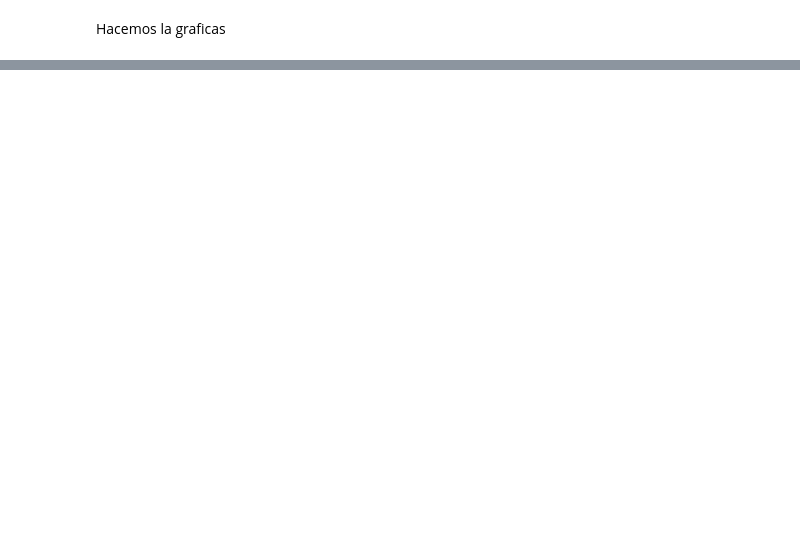
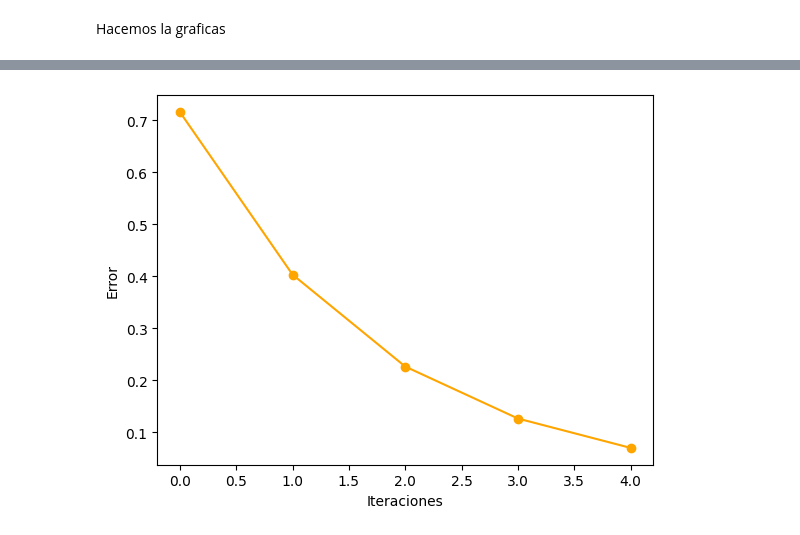
Before and after one commit to Jafet5757/AprendizajeMaquina, a Jupyter notebook: BGD/BGD_mono.ipynb, the cells around one changed output, grey strips where cells are left out. Drawn from its saved outputs; the diff is of its cells as text; code cells hidden in the pictures; blank space fills up the shorter version.

```diff
--- a/BGD/BGD_mono.ipynb
+++ b/BGD/BGD_mono.ipynb
@@ -33,29 +33,36 @@ test:    Terreno (m2)  Precio (MDP)
 # %% [markdown]
 Creamos el algoritmo de BGD
 # %%
-w = np.zeros(len(train))
-alpha = 0.00001
-y = lambda x: w[:len(x)] * x # función de regresión lineal
-y_pred = []
-error = []
+w = 0
+alpha = 0.0000001
+y = lambda x: w * x # función de regresión lineal
+y_pred = [] # predicciones
+ws = [] # pesos
+error = [] # error de estimación
+x_real = train['Terreno (m2)']
+y_real = train['Precio (MDP)']
+x_real_test = test['Terreno (m2)']
+y_real_test = test['Precio (MDP)']
+
 
 # ejecutamos las iteraciones de BGD
 for i in range(5):
     # calculamos el peso
-    w = w - alpha * 2 * np.sum((w * train['Terreno (m2)'].values - train['Precio (MDP)'].values) * train['Terreno (m2)'].values)
-    print(f'iteracion_ {i} w:', w[0])
+    w = w - 2*alpha * np.dot((w * x_real - y_real), x_real)
     # calculamos una predicción
-    y_pred.append(y(test['Terreno (m2)'].values))
+    y_pred.append(y(x_real_test))
     # calculamos el error de estimación
-    error.append(np.sum(abs(y(test['Terreno (m2)'].values) - test['Precio (MDP)'].values)))
+    error.append(np.mean(abs(y(x_real_test) - y_real_test)))
+    # guardamos el peso
+    ws.append(w)
 
-# imprimimos y_pred
-print('\n'*2)
+# impiirmos los pesos
+print('ws:', *ws, end='\n\n', sep='\n')
+
+# imprimimos las predicciones
 for i in range(len(y_pred)):
-    print(f'iteracion {i} y_pred:', y_pred[i])
+    print('y_pred:', *y_pred[i], end='\n')
 
 # imprimimos el error
-print('\n'*2)
-for i in range(len(error)):
-    print(f'iteracion {i} error:', error[i])
+print('\nerror:', *error, end='\n', sep='\n')
 # %% [output]
@@ -83,0 +101,8 @@ plt.plot(test['Terreno (m2)'].values, test['Precio (MDP)'].values, 'ro')
+# %%
+# Graficamos los puntos del error
+plt.plot(range(len(error)), error, 'o-', color='orange')
+plt.xlabel('Iteraciones')
+plt.ylabel('Error')
+plt.show()
+# %% [output]
+[figure, added]
```
Also changed, not shown: parts of 4 cells of this notebook, 2 other files.
